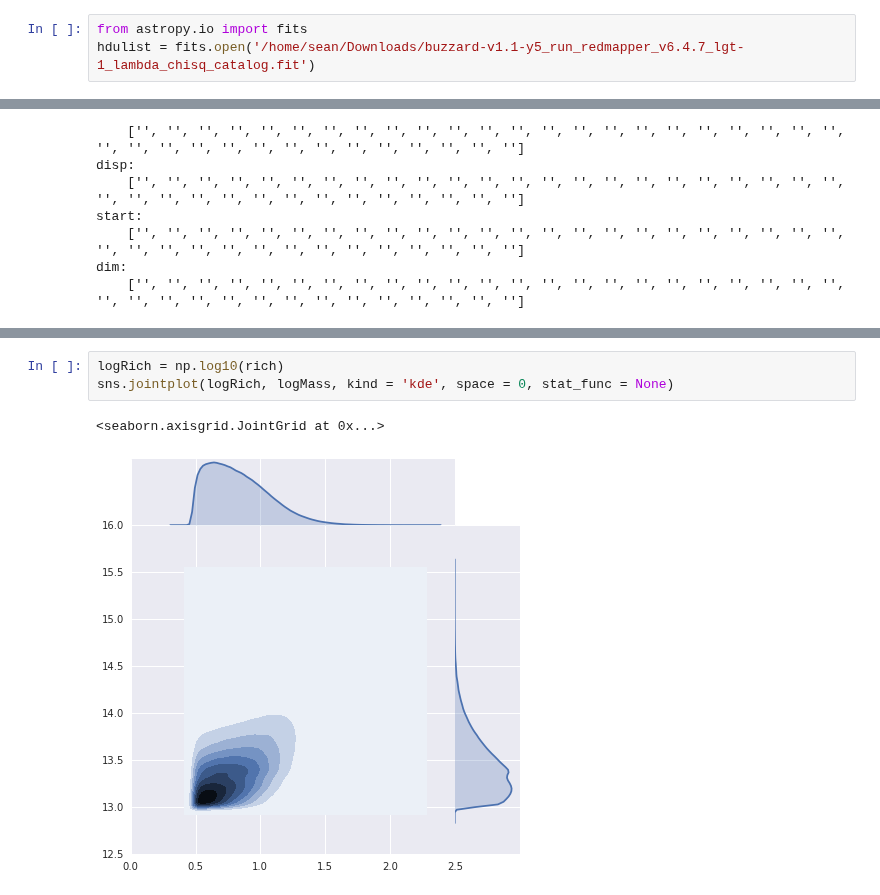
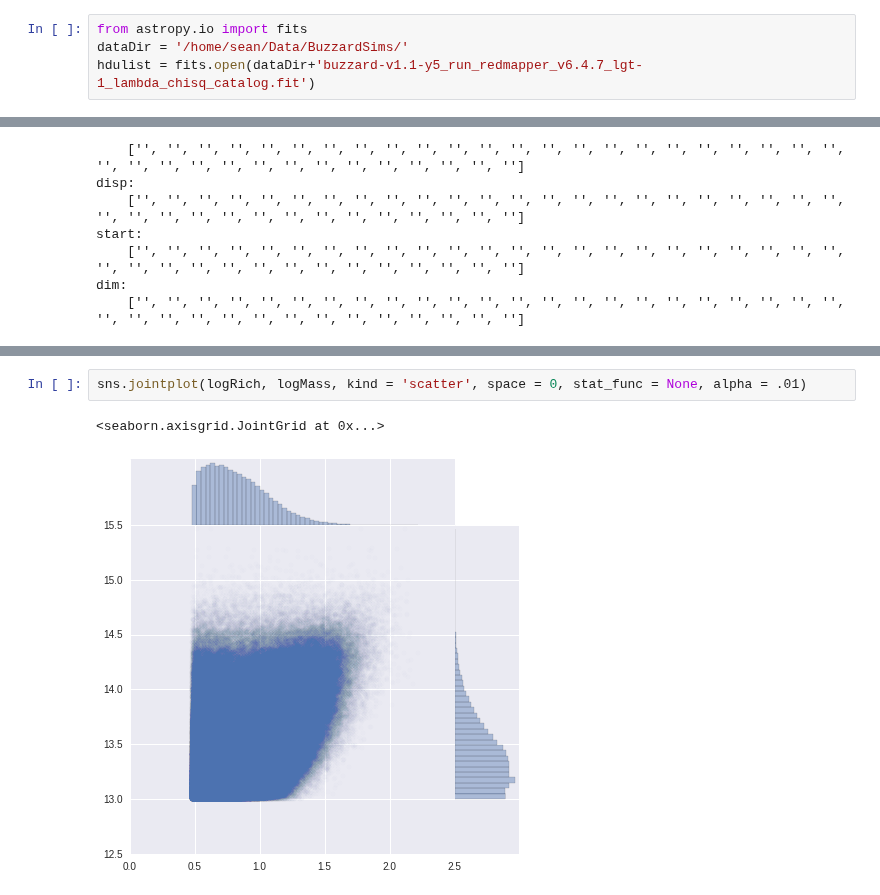
Before and after one commit to Ravirajadrangi/ClusterMassInference, a Jupyter notebook: Playing With Catalog V2.ipynb, the cells around one changed output, grey strips where cells are left out. Cells and saved outputs as stored; diff of their text form.

Commit message:
Played with catalogs some more.

```diff
--- a/Playing With Catalog V2.ipynb
+++ b/Playing With Catalog V2.ipynb
@@ -7,7 +7,8 @@ import seaborn as sns
 sns.set()
 # %%
 from astropy.io import fits
-hdulist = fits.open('/home/sean/Downloads/buzzard-v1.1-y5_run_redmapper_v6.4.7_lgt-1_lambda_chisq_catalog.fit')
+dataDir = '/home/sean/Data/BuzzardSims/'
+hdulist = fits.open(dataDir+'buzzard-v1.1-y5_run_redmapper_v6.4.7_lgt-1_lambda_chisq_catalog.fit')
 # %%
 data = hdulist[1].data
 data.columns.info()
@@ -42,6 +41,5 @@ sns.jointplot(rich, logMass, kind = 'kde', space = 0, stat_func = None)
 # %%
-logRich = np.log10(rich)
-sns.jointplot(logRich, logMass, kind = 'kde', space = 0, stat_func = None)
+sns.jointplot(logRich, logMass, kind = 'scatter', space = 0, stat_func = None, alpha = .01)
 # %% [output]
 <seaborn.axisgrid.JointGrid at 0x...>
-[figure, old version]
+[figure, new version]
```
Also changed, not shown: parts of 7 cells of this notebook, 2 other files.
